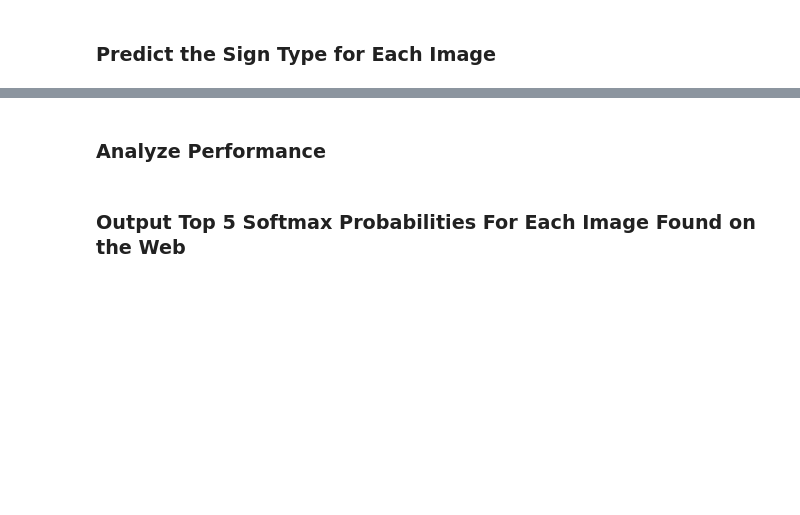
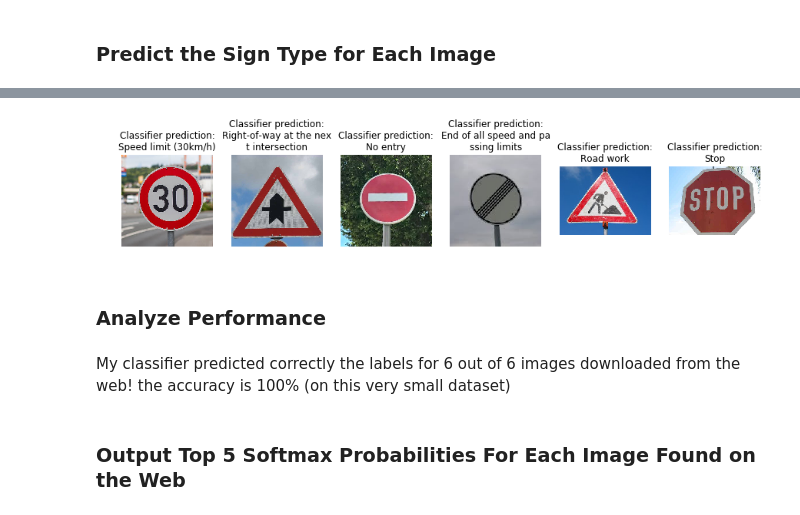
Before and after one commit to nirmorgo/CarND-Traffic-Sign-Classifier-Project, a Jupyter notebook: Traffic_Sign_Classifier.ipynb, the cells around one changed output, grey strips where cells are left out. Drawn from its saved outputs; the diff is of its cells as text; code cells hidden in the pictures; blank space fills up the shorter version.

```diff
--- a/Traffic_Sign_Classifier.ipynb
+++ b/Traffic_Sign_Classifier.ipynb
@@ -289,3 +284,16 @@ X_test = (X_test / 255).astype(np.float32)
+# %%
+# for prepreocessing, i convert the images to YUV color space and normalize from 8bit (0-255) to 0.1 to 0.9 range
+def preprocess(X):
+    out = []
+    for x in X:
+        out.append(cv2.cvtColor(x, cv2.COLOR_RGB2YUV)) # convert to YUV color space)
+    out = np.array(out)
+    out = (0.9 - 0.1) * (out / 255.) + 0.1
+    return X.astype(np.float32)
+# %%
+X_extended = preprocess(X_extended)
+X_valid = preprocess(X_valid)
+X_test = preprocess(X_test)
 # %%
 from sklearn.utils import shuffle
 
@@ -409,8 +417,9 @@ Train Done!, best validation accuracy: 0.989
 # %%
 # lets see the performance over the test set!
-with tf.Session() as sess:
-    saver.restore(sess, './model')
-    test_acc = evaluate(X_test, y_test)
+sess = tf.InteractiveSession()
+sess.as_default()
+saver.restore(sess, './model')
+test_acc = evaluate(X_test, y_test)
 
 print('Test set accuracy: %.3f' % test_acc)
 # %% [output]
@@ -457,6 +468,6 @@ for img in web_images:
 from skimage.transform import resize
 X_web = []
 for img in web_images:
-    X_web.append(resize(img, (32,32), mode='reflect' antialiasing=True))
-X_web = np.array(X_web)
-print(X_web.shape, X_web.max(), X_web.min()
+    X_web.append(resize(img, (32,32), mode='reflect', anti_aliasing=True))
+X_web = (np.array(X_web) * 255).astype(np.uint8)
+X_web = preprocess(X_web)
@@ -465,8 +474,25 @@ SyntaxError: invalid syntax (<ipython-input-21-d9d48a0f2404>, line 5)
+# %%
+# classify the images
+preds = sess.run(logits, feed_dict={x: X_web, keep_prob:1.0})
+labels = np.argmax(preds, axis=1)
+f = plt.figure(figsize=(20,4))
+for i in range(len(X_web)):
+    a = plt.subplot(1,8,i+1)
+    plt.imshow(web_images[i])
+    title = signnames[labels[i]]
+    if len(title) > 20:
+        title = title[:23]+'\n'+title[23:]
+    plt.title('Classifier prediction:\n'+title)
+    a.axis('off')
+# %% [output]
+[figure, added]
 # %% [markdown]
 ### Analyze Performance
 # %%
 ### Calculate the accuracy for these 5 new images.
 ### For example, if the model predicted 1 out of 5 signs correctly, it's 20% accurate on these new images.
+# %% [markdown]
+My classifier predicted correctly the labels for 6 out of 6 images downloaded from the web! the accuracy is 100% (on this very small dataset)
 # %% [markdown]
 ### Output Top 5 Softmax Probabilities For Each Image Found on the Web
 # %% [markdown]
```
Also changed, not shown: parts of 11 cells of this notebook, 1 other file.
